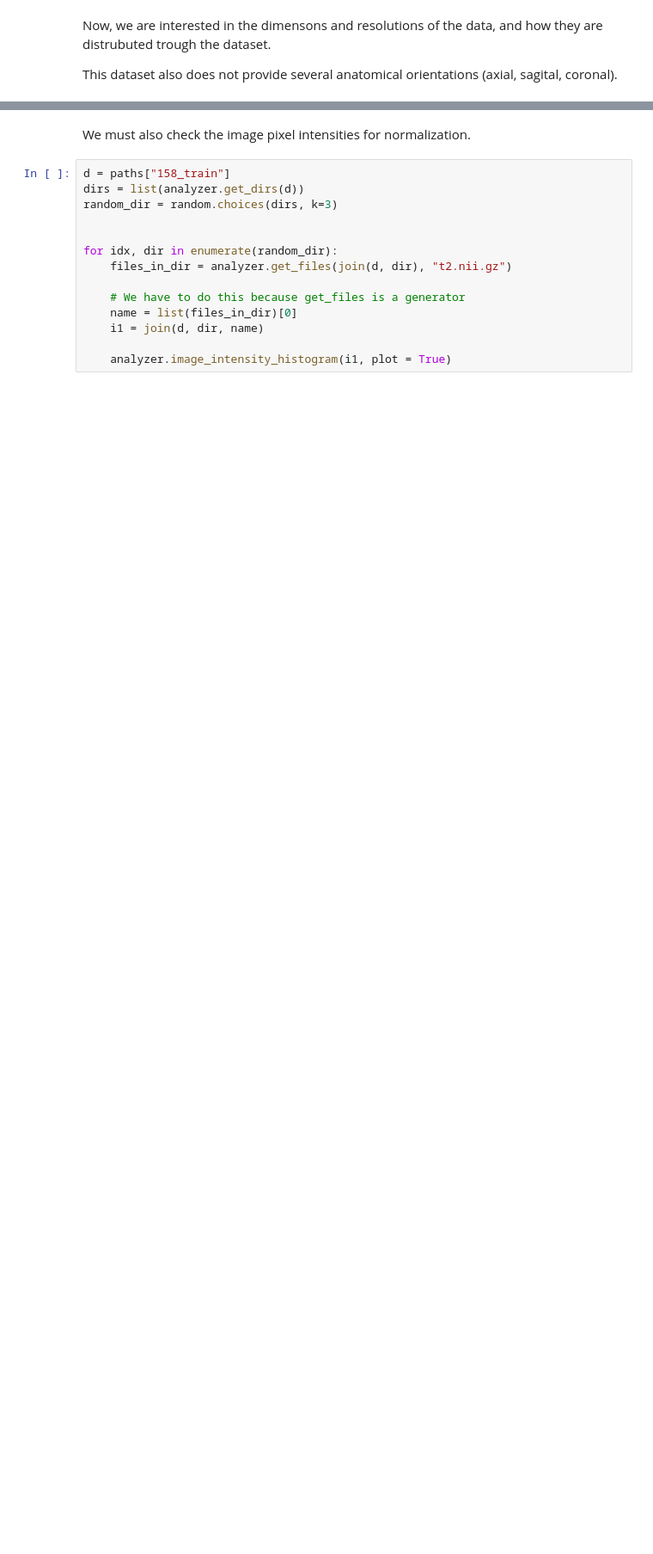
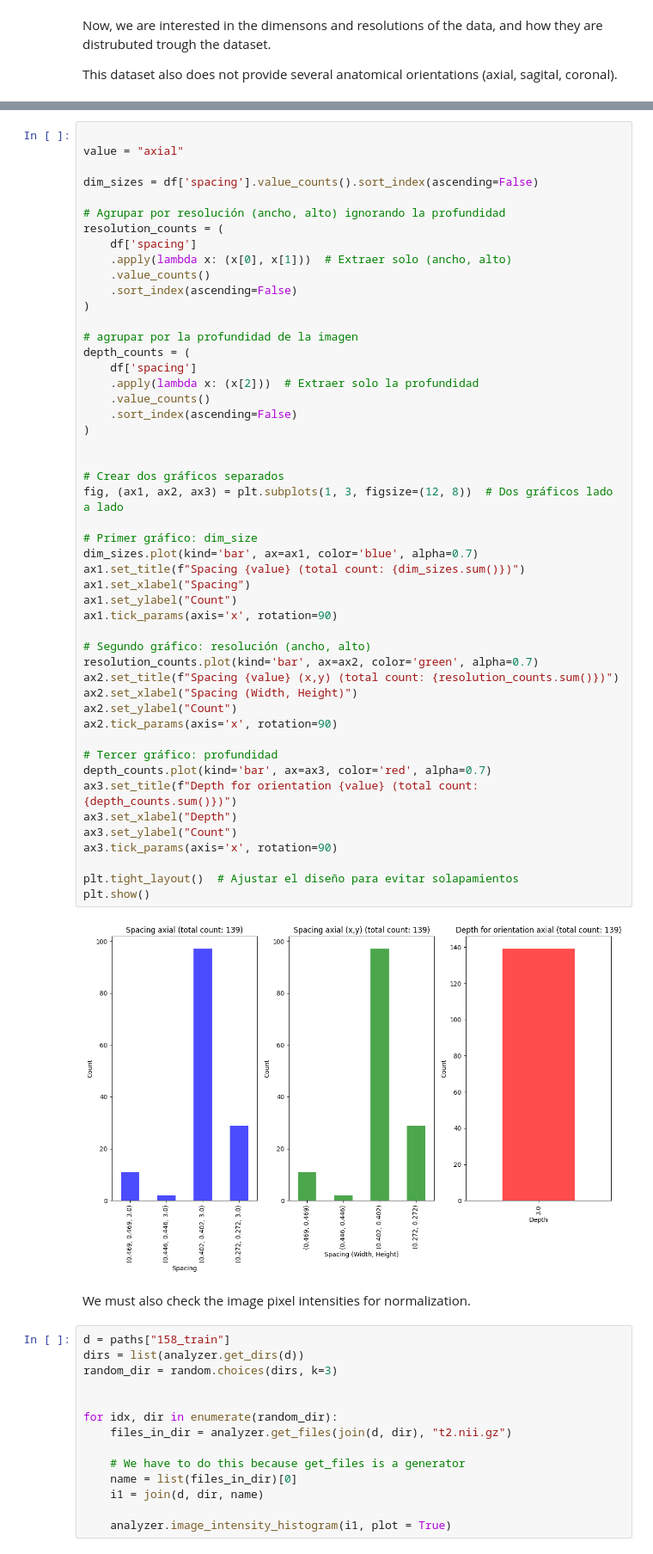
Before and after one commit to usbt0p/mri-prostate-segmentation-deeplearning, a Jupyter notebook: exploratory-analysis/explore_158.ipynb, the cells around one changed output, grey strips where cells are left out. Shown at 86% size. Drawn from its saved outputs; the diff is of its cells as text; blank space fills up the shorter version.

```diff
--- a/exploratory-analysis/explore_158.ipynb
+++ b/exploratory-analysis/explore_158.ipynb
@@ -223,3 +222,54 @@ plt.show()
+# %%
+
+value = "axial"
+
+dim_sizes = df['spacing'].value_counts().sort_index(ascending=False)
+
+# Agrupar por resolución (ancho, alto) ignorando la profundidad
+resolution_counts = (
+    df['spacing']
+    .apply(lambda x: (x[0], x[1]))  # Extraer solo (ancho, alto)
+    .value_counts()
+    .sort_index(ascending=False)
+)
+
+# agrupar por la profundidad de la imagen
+depth_counts = (
+    df['spacing']
+    .apply(lambda x: (x[2]))  # Extraer solo la profundidad
+    .value_counts()
+    .sort_index(ascending=False)
+)
+
+
+# Crear dos gráficos separados
+fig, (ax1, ax2, ax3) = plt.subplots(1, 3, figsize=(12, 8))  # Dos gráficos lado a lado
+
+# Primer gráfico: dim_size
+dim_sizes.plot(kind='bar', ax=ax1, color='blue', alpha=0.7)
+ax1.set_title(f"Spacing {value} (total count: {dim_sizes.sum()})")
+ax1.set_xlabel("Spacing")
+ax1.set_ylabel("Count")
+ax1.tick_params(axis='x', rotation=90)
+
+# Segundo gráfico: resolución (ancho, alto)
+resolution_counts.plot(kind='bar', ax=ax2, color='green', alpha=0.7)
+ax2.set_title(f"Spacing {value} (x,y) (total count: {resolution_counts.sum()})")
+ax2.set_xlabel("Spacing (Width, Height)")
+ax2.set_ylabel("Count")
+ax2.tick_params(axis='x', rotation=90)
+
+# Tercer gráfico: profundidad
+depth_counts.plot(kind='bar', ax=ax3, color='red', alpha=0.7)
+ax3.set_title(f"Depth for orientation {value} (total count: {depth_counts.sum()})")
+ax3.set_xlabel("Depth")
+ax3.set_ylabel("Count")
+ax3.tick_params(axis='x', rotation=90)
+
+plt.tight_layout()  # Ajustar el diseño para evitar solapamientos
+plt.show()
+# %% [output]
+[figure, added]
 # %% [markdown]
 We must also check the image pixel intensities for normalization.
 # %%
```
Also changed, not shown: parts of 6 cells of this notebook, 1 other file.
